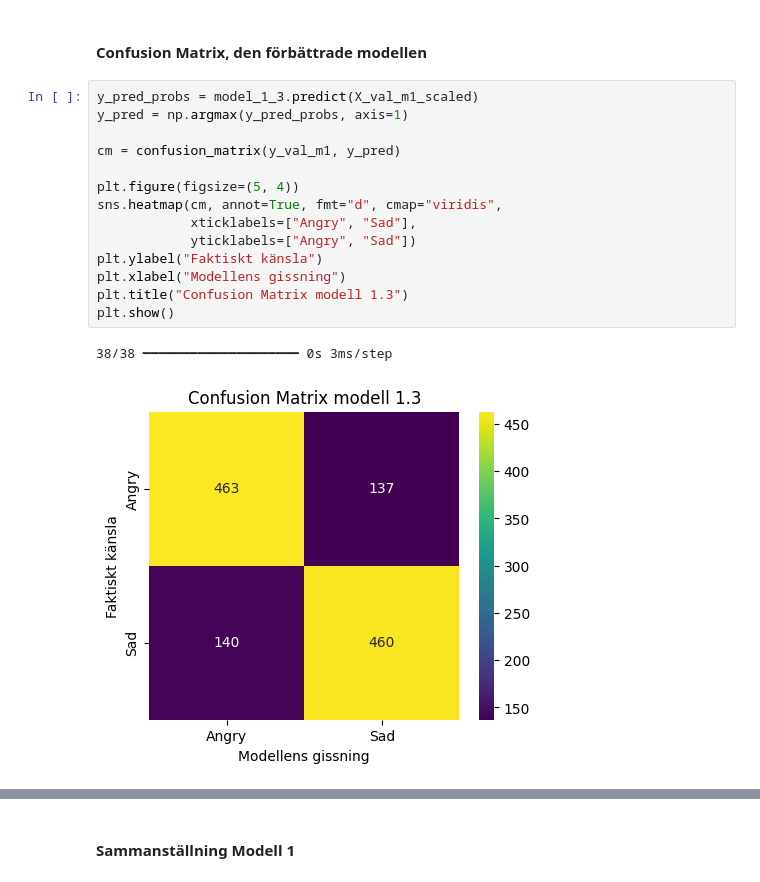
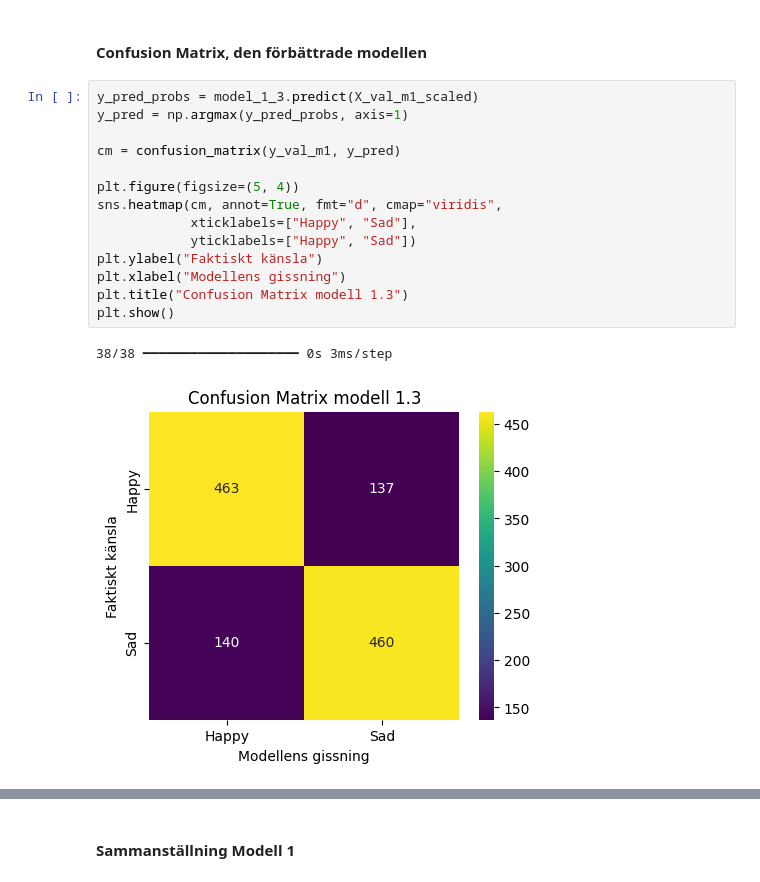
Before and after one commit to josefinoleryd/facial-expression-cnn, a Jupyter notebook: model-experiments-and-report.ipynb, the cells around one changed output, grey strips where cells are left out. Saved outputs shown, nothing was run; the diff lists cells and outputs as text.

```diff
--- a/model-experiments-and-report.ipynb
+++ b/model-experiments-and-report.ipynb
@@ -779,17 +779,17 @@ plot_history(history_1_3, title="Den förbättrade modellen med Early Stopping,
 # %%
 y_pred_probs = model_1_3.predict(X_val_m1_scaled)
 y_pred = np.argmax(y_pred_probs, axis=1)
 
 cm = confusion_matrix(y_val_m1, y_pred)
 
 plt.figure(figsize=(5, 4))
 sns.heatmap(cm, annot=True, fmt="d", cmap="viridis",
-            xticklabels=["Angry", "Sad"],
-            yticklabels=["Angry", "Sad"])
+            xticklabels=["Happy", "Sad"],
+            yticklabels=["Happy", "Sad"])
 plt.ylabel("Faktiskt känsla")
 plt.xlabel("Modellens gissning")
 plt.title("Confusion Matrix modell 1.3")
 plt.show()
 # %% [output]
 38/38 ━━━━━━━━━━━━━━━━━━━━ 0s 3ms/step
-[figure, old version]
+[figure, new version]
```
Also changed, not shown: parts of 11 cells of this notebook.
